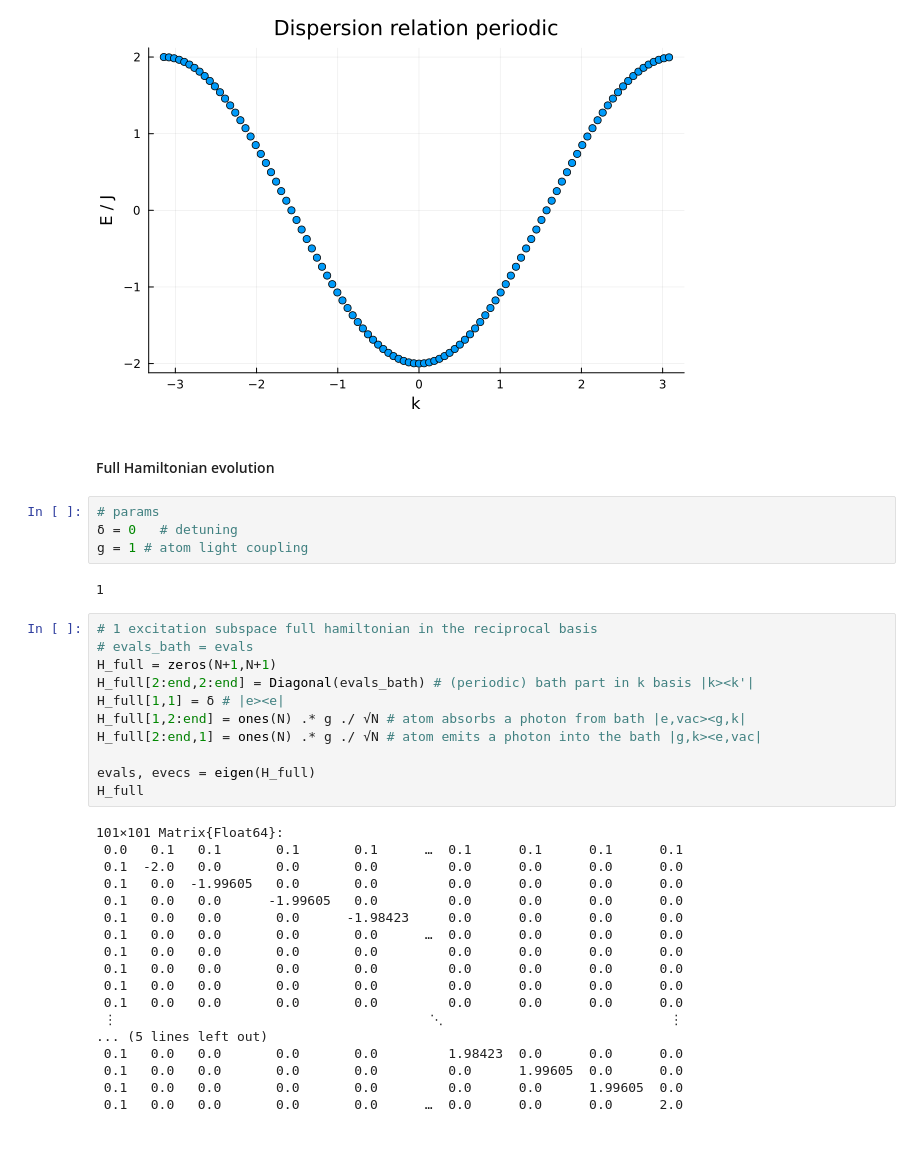
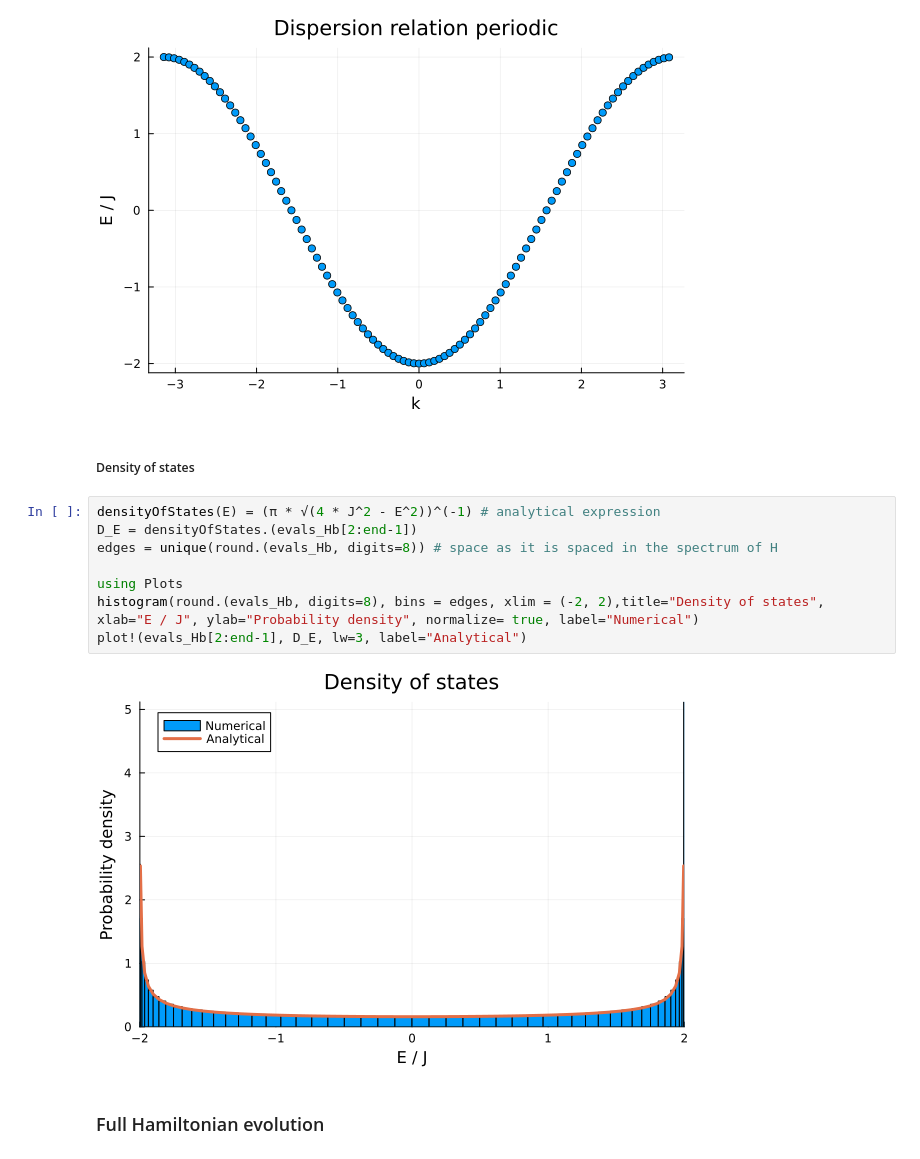
Before and after one commit to spaniego/SergioPhDRepo, a Jupyter notebook: 1d_photonic.ipynb, the cells around one changed output. Cells and saved outputs as stored; diff of their text form.

```diff
--- a/1d_photonic.ipynb
+++ b/1d_photonic.ipynb
@@ -258,41 +215,18 @@ scatter(k_evals, evals, title="Dispersion relation periodic", xlab="k", ylab="E
 #savefig("Dispersion_ring.png")
 # %% [output]
 [figure]
+# %% [markdown]
+<h5>Density of states</h5>
+# %%
+densityOfStates(E) = (π * √(4 * J^2 - E^2))^(-1) # analytical expression
+D_E = densityOfStates.(evals_Hb[2:end-1])
+edges = unique(round.(evals_Hb, digits=8)) # space as it is spaced in the spectrum of H
+
+using Plots
+histogram(round.(evals_Hb, digits=8), bins = edges, xlim = (-2, 2),title="Density of states", xlab="E / J", ylab="Probability density", normalize= true, label="Numerical")
+plot!(evals_Hb[2:end-1], D_E, lw=3, label="Analytical")
+# %% [output]
+[figure, added]
 # %% [markdown]
-<h4>Full Hamiltonian evolution</h4>
+<h3>Full Hamiltonian evolution</h3>
-# %%
-# params
-δ = 0   # detuning
-g = 1 # atom light coupling
-# %% [output]
-1
-# %%
-# 1 excitation subspace full hamiltonian in the reciprocal basis
-# evals_bath = evals
-H_full = zeros(N+1,N+1)
-H_full[2:end,2:end] = Diagonal(evals_bath) # (periodic) bath part in k basis |k><k'|
-H_full[1,1] = δ # |e><e|
-H_full[1,2:end] = ones(N) .* g ./ √N # atom absorbs a photon from bath |e,vac><g,k|
-H_full[2:end,1] = ones(N) .* g ./ √N # atom emits a photon into the bath |g,k><e,vac|
-
-evals, evecs = eigen(H_full)
-H_full
-# %% [output]
-101×101 Matrix{Float64}:
- 0.0   0.1   0.1       0.1       0.1      …  0.1      0.1      0.1      0.1
- 0.1  -2.0   0.0       0.0       0.0         0.0      0.0      0.0      0.0
- 0.1   0.0  -1.99605   0.0       0.0         0.0      0.0      0.0      0.0
- 0.1   0.0   0.0      -1.99605   0.0         0.0      0.0      0.0      0.0
- 0.1   0.0   0.0       0.0      -1.98423     0.0      0.0      0.0      0.0
- 0.1   0.0   0.0       0.0       0.0      …  0.0      0.0      0.0      0.0
- 0.1   0.0   0.0       0.0       0.0         0.0      0.0      0.0      0.0
- 0.1   0.0   0.0       0.0       0.0         0.0      0.0      0.0      0.0
- 0.1   0.0   0.0       0.0       0.0         0.0      0.0      0.0      0.0
- 0.1   0.0   0.0       0.0       0.0         0.0      0.0      0.0      0.0
- ⋮                                        ⋱                             ⋮
-... (5 lines left out)
- 0.1   0.0   0.0       0.0       0.0         1.98423  0.0      0.0      0.0
- 0.1   0.0   0.0       0.0       0.0         0.0      1.99605  0.0      0.0
- 0.1   0.0   0.0       0.0       0.0         0.0      0.0      1.99605  0.0
- 0.1   0.0   0.0       0.0       0.0      …  0.0      0.0      0.0      2.0
 # %%
```
Also changed, not shown: parts of 27 cells of this notebook.
